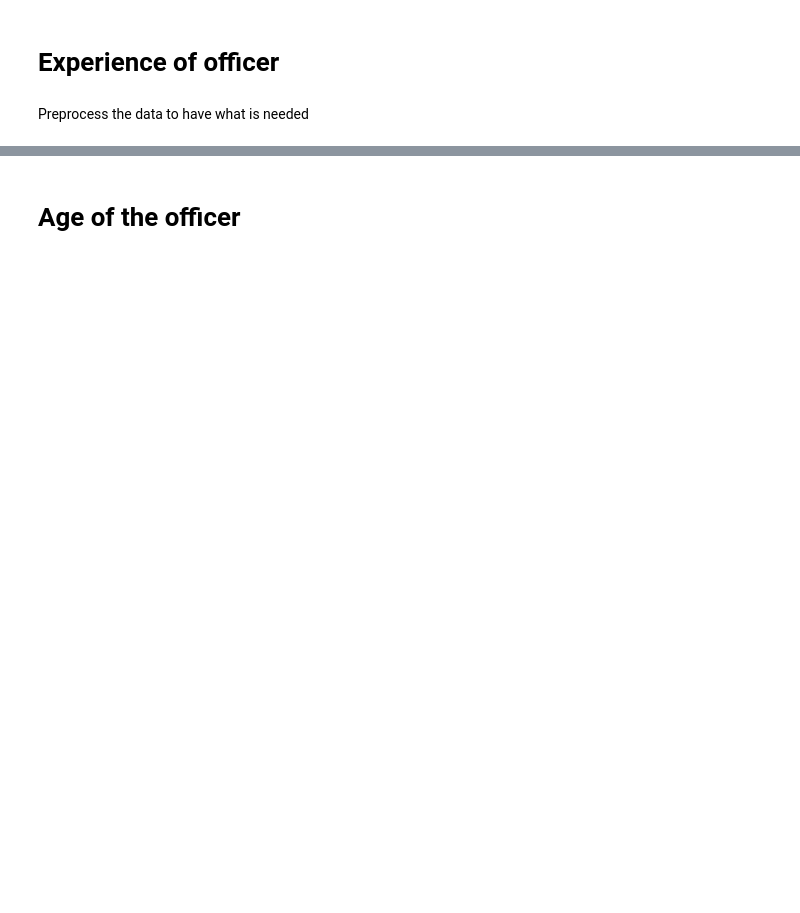
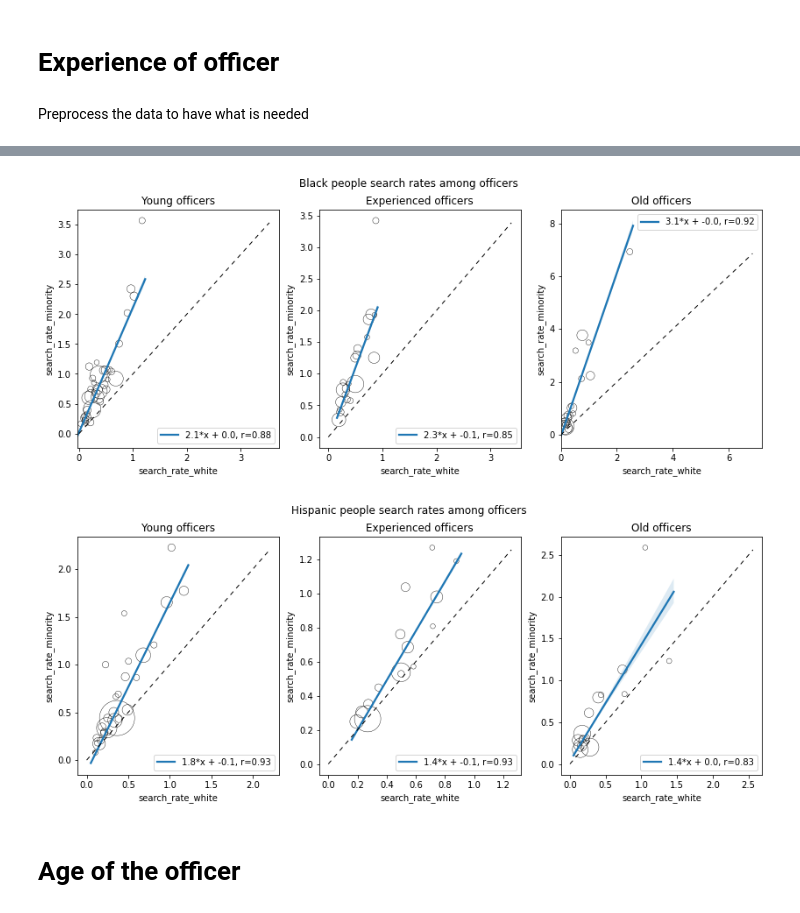
Before and after one commit to epfl-ada/ada-2020-project-milestone-p3-p3_vsl, a Jupyter notebook: notebook.ipynb, the cells around one changed output, grey strips where cells are left out. Drawn from its saved outputs; the diff is of its cells as text; code cells hidden in the pictures; blank space fills up the shorter version.

```diff
--- a/notebook.ipynb
+++ b/notebook.ipynb
@@ -111,6 +129,7 @@ def plot_race(data, min_race, categories, threshold, what_to_plot, ax_limits=Non
 
         ax_arr[i].set_title(off_feat.title() +' officers')
 
+        line=None
         if what_to_plot == 'search_rate':
             # draw dotted line
             max_ = df_merged[what_to_plot + '_minority'][cond_minority].max()
@@ -141,14 +160,15 @@ def plot_race(data, min_race, categories, threshold, what_to_plot, ax_limits=Non
             row=1, col=i+1
             )
 
-        fig.add_shape(type="line",
-            x0=line[0], y0=line[0], x1=line[-1], y1=line[-1],
-            line=dict(
-                color="Grey",
-                width=1,
-                dash="dot",
-            ), row=1, col=i+1,
-        )
+        if line is not None:
+            fig.add_shape(type="line",
+                x0=line[0], y0=line[0], x1=line[-1], y1=line[-1],
+                line=dict(
+                    color="Grey",
+                    width=1,
+                    dash="dot",
+                ), row=1, col=i+1,
+            )
 
         fig.add_trace(go.Scatter(
             x=reg_line[:,0], y=reg_line[:,1],
@@ -255,4 +286,11 @@ df_yos_sep = separate_data(df_yos_all, officer_experience_level)
 df_yos_sep[officer_experience_level[0]].head(2)
 
 # plot it
-plot_search_rates(df_yos_sep, officer_experience_level, 5000)
+
+
+ax_limits = [
+    {'x':2, 'y':4},
+    {'x':2, 'y':4},
+]
+plot_search_rates(df_yos_sep, officer_experience_level, 3000, ax_limits=ax_limits, filename='yos_search_rate.html')
+# %% [output]
@@ -259,3 +299,5 @@ plot_search_rates(df_yos_sep, officer_experience_level, 5000)
+[figure, added]
+[figure, added]
 # %% [markdown]
 # Age of the officer
 # %%
```
Also changed, not shown: parts of 41 cells of this notebook.
